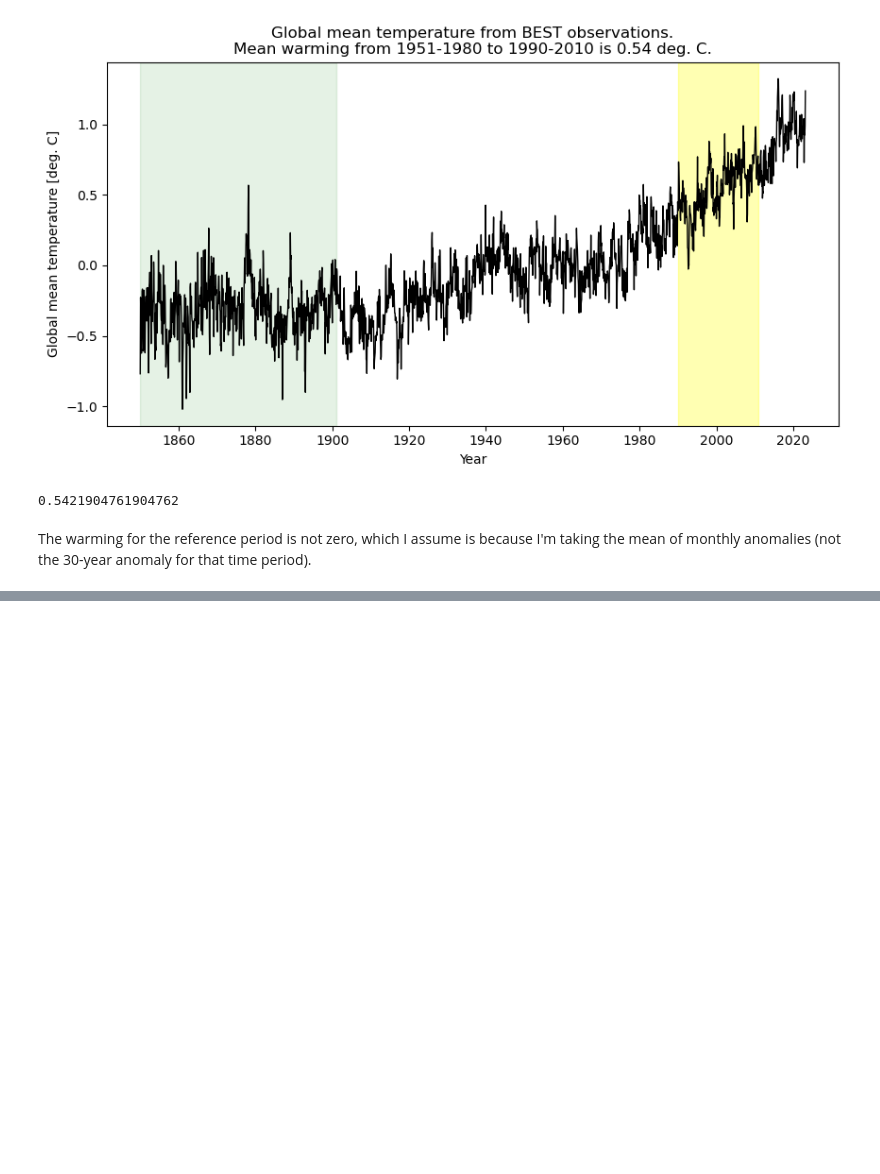
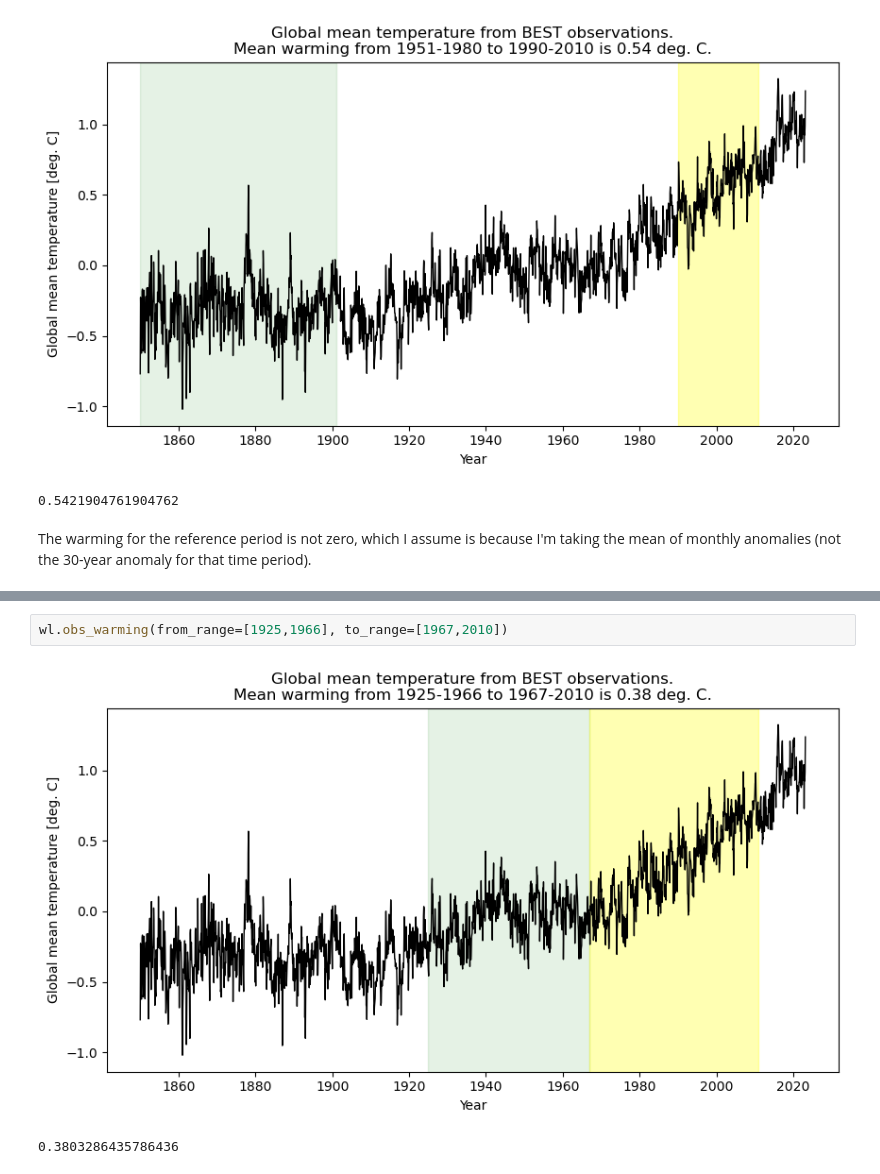
Before and after one commit to traupach/warming_levels, a Jupyter notebook: warming_levels.ipynb, the cells around one changed output, grey strips where cells are left out. Drawn from its saved outputs; the diff is of its cells as text; blank space fills up the shorter version.

```diff
--- a/warming_levels.ipynb
+++ b/warming_levels.ipynb
@@ -62,0 +71,5 @@ wl.obs_anomaly(year_range=[1951, 1980])
+# %%
+wl.obs_warming(from_range=[1925,1966], to_range=[1967,2010])
+# %% [output]
+[figure, added]
+0.3803286435786436
```
Also changed, not shown: parts of 6 cells of this notebook, 1 other file.
